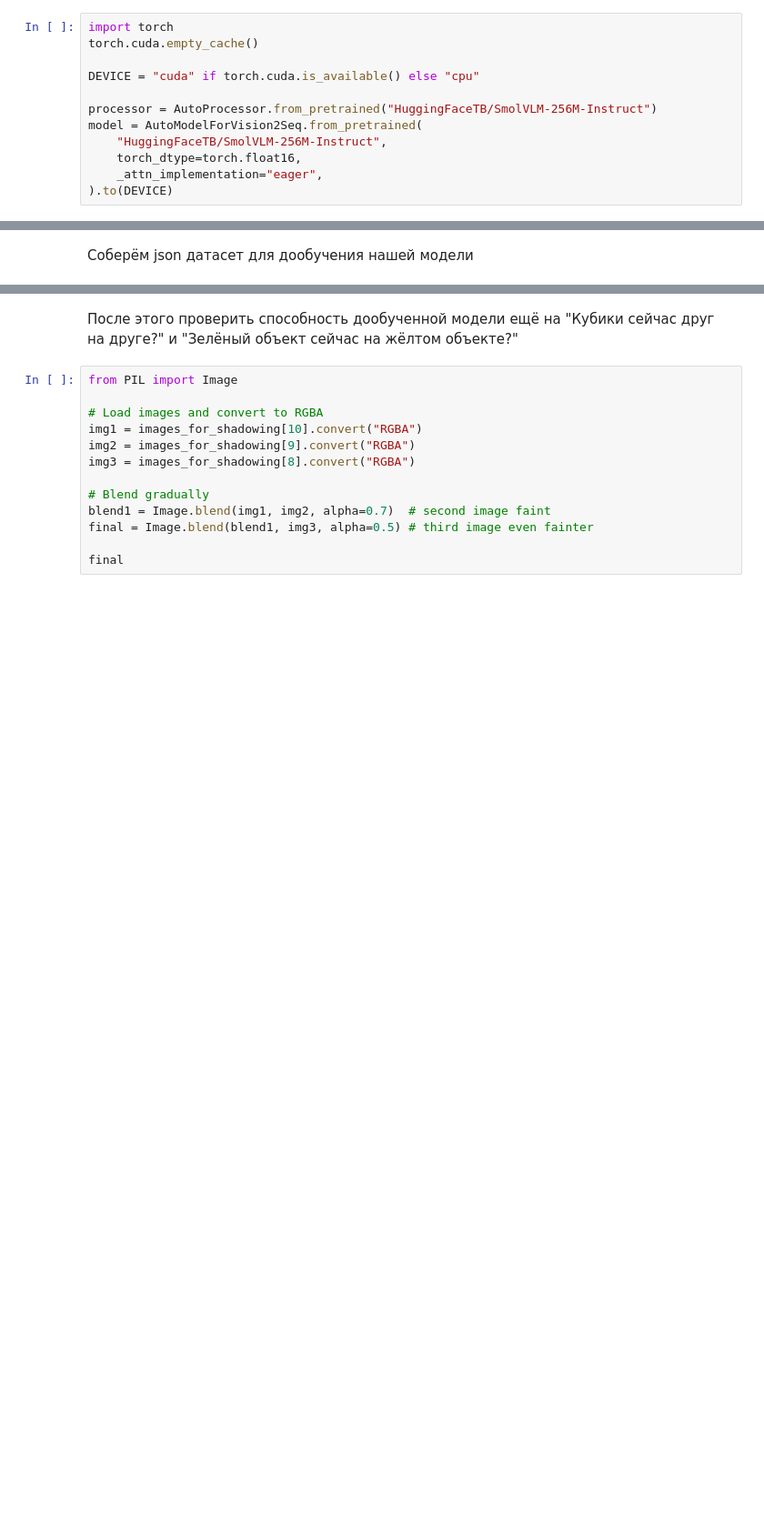
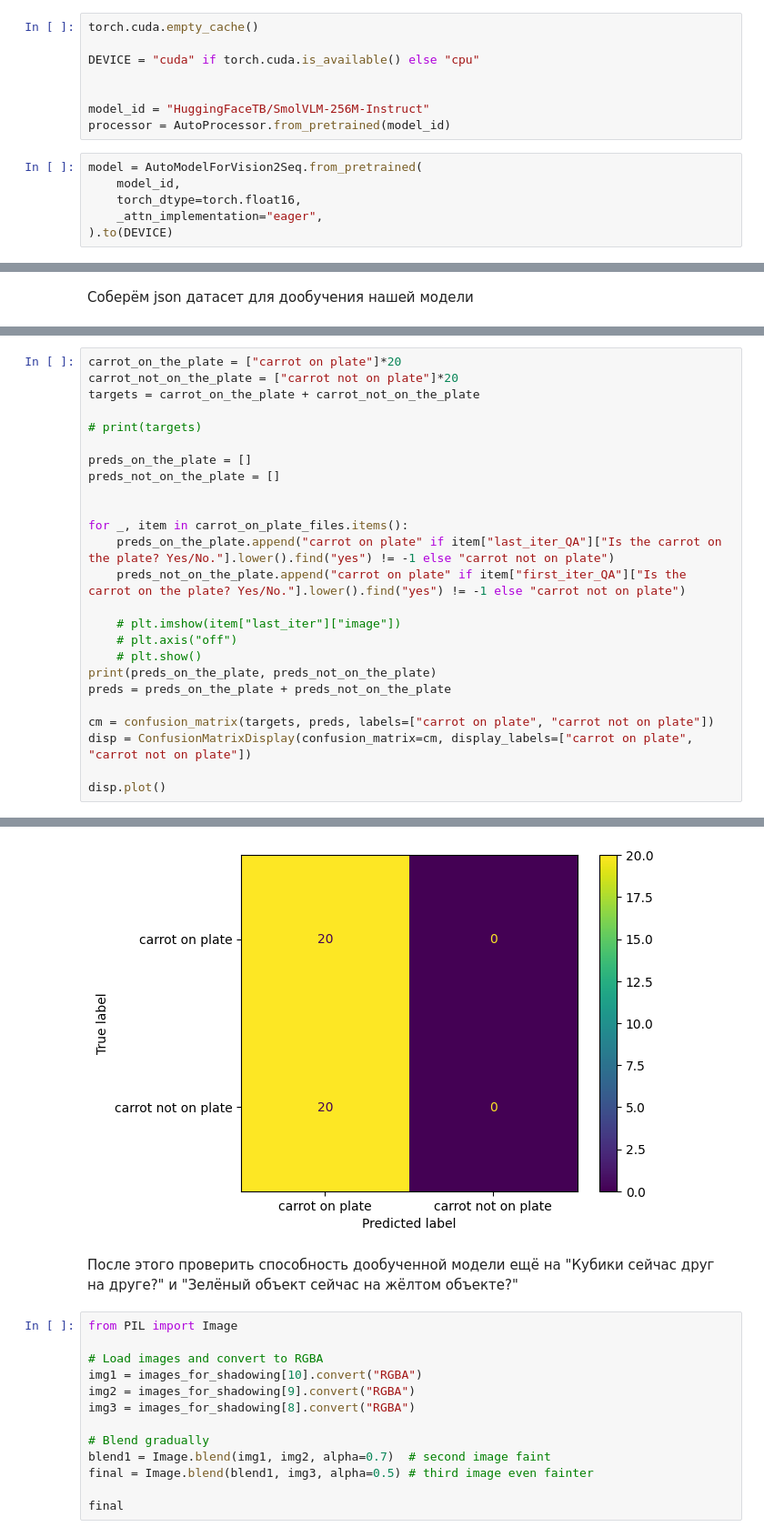
Before and after one commit to MrAnton07/VLA_MIPT, a Jupyter notebook: SmolVLA.ipynb, the cells around one changed output, grey strips where cells are left out. Shown at 91% size. Cells and saved outputs as stored; diff of their text form; blank space fills up the shorter version.

```diff
--- a/SmolVLA.ipynb
+++ b/SmolVLA.ipynb
@@ -6,15 +8,17 @@ from transformers.image_utils import load_image
 # %%
-import torch
 torch.cuda.empty_cache()
 
 DEVICE = "cuda" if torch.cuda.is_available() else "cpu"
 
-processor = AutoProcessor.from_pretrained("HuggingFaceTB/SmolVLM-256M-Instruct")
-model = AutoModelForVision2Seq.from_pretrained(
-    "HuggingFaceTB/SmolVLM-256M-Instruct",
-    torch_dtype=torch.float16,
-    _attn_implementation="eager",
-).to(DEVICE)
+
+model_id = "HuggingFaceTB/SmolVLM-256M-Instruct"
+processor = AutoProcessor.from_pretrained(model_id)
+# %%
+model = AutoModelForVision2Seq.from_pretrained(
+    model_id,
+    torch_dtype=torch.float16,
+    _attn_implementation="eager",
+).to(DEVICE)
 # %%
 messages = [
     {
@@ -659,0 +849,26 @@ DatasetDict({
+# %%
+carrot_on_the_plate = ["carrot on plate"]*20
+carrot_not_on_the_plate = ["carrot not on plate"]*20
+targets = carrot_on_the_plate + carrot_not_on_the_plate
+
+# print(targets)
+
+preds_on_the_plate = []
+preds_not_on_the_plate = []
+
+
+for _, item in carrot_on_plate_files.items():
+    preds_on_the_plate.append("carrot on plate" if item["last_iter_QA"]["Is the carrot on the plate? Yes/No."].lower().find("yes") != -1 else "carrot not on plate")
+    preds_not_on_the_plate.append("carrot on plate" if item["first_iter_QA"]["Is the carrot on the plate? Yes/No."].lower().find("yes") != -1 else "carrot not on plate")
+
+    # plt.imshow(item["last_iter"]["image"])
+    # plt.axis("off")
+    # plt.show()
+print(preds_on_the_plate, preds_not_on_the_plate)
+preds = preds_on_the_plate + preds_not_on_the_plate
+
+cm = confusion_matrix(targets, preds, labels=["carrot on plate", "carrot not on plate"])
+disp = ConfusionMatrixDisplay(confusion_matrix=cm, display_labels=["carrot on plate", "carrot not on plate"])
+
+disp.plot()
+# %% [output]
@@ -660,3 +877,4 @@ DatasetDict({
+[figure, added]
 # %% [markdown]
 После этого проверить способность дообученной модели ещё на "Кубики сейчас друг на друге?" и "Зелёный объект сейчас на жёлтом объекте?"
 # %%
```
Also changed, not shown: parts of 20 cells of this notebook.
